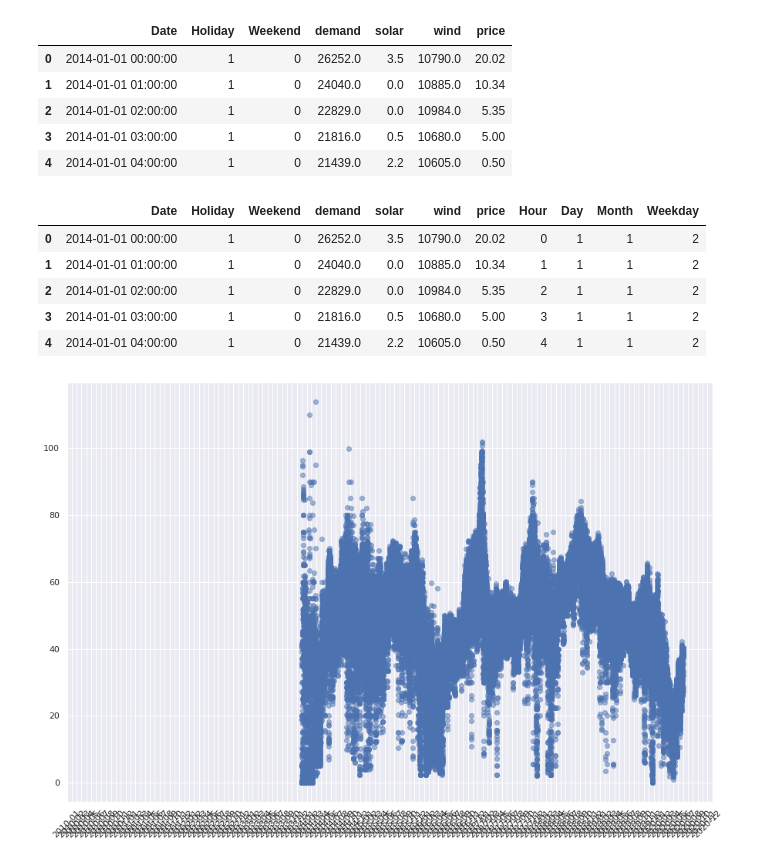
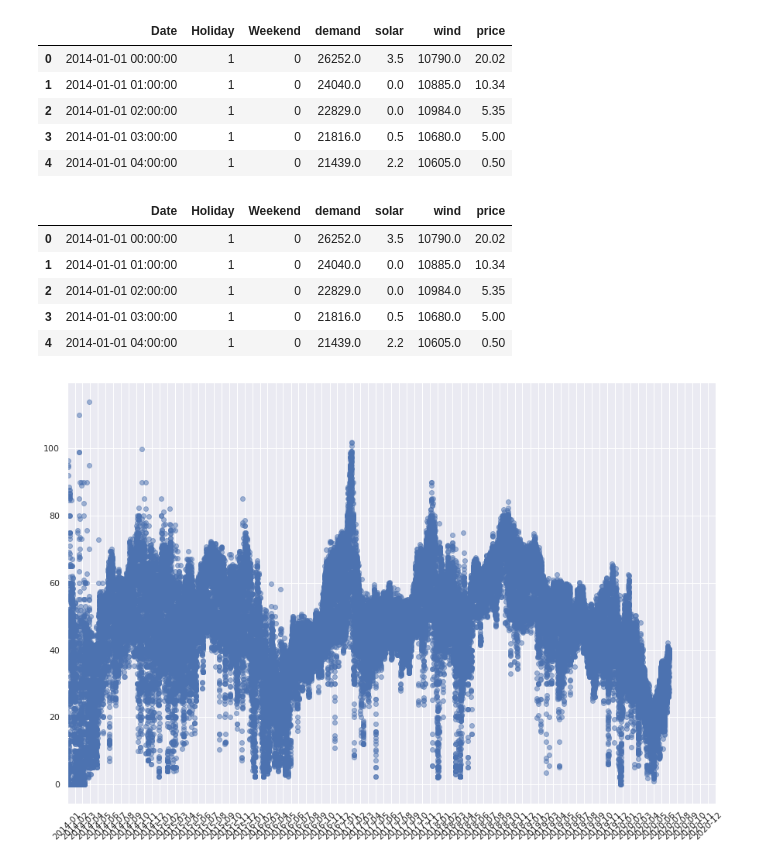
Before and after one commit to clagodmor/deep_price_forecast, a Jupyter notebook: DATA/Get_data.ipynb, the cells around one changed output. Cells and saved outputs as stored; diff of their text form; code cells hidden in the pictures.

Commit message:
Data file modified to improve predictions

```diff
--- a/DATA/Get_data.ipynb
+++ b/DATA/Get_data.ipynb
@@ -260,30 +260,25 @@ data.head()
 | 2 | 2014-01-01 02:00:00 | 1 | 0 | 22829.0 | 0.0 | 10984.0 | 5.35 |
 | 3 | 2014-01-01 03:00:00 | 1 | 0 | 21816.0 | 0.5 | 10680.0 | 5.00 |
 | 4 | 2014-01-01 04:00:00 | 1 | 0 | 21439.0 | 2.2 | 10605.0 | 0.50 |
-# %%
-data['Hour'] = data['Date'].dt.hour
-data['Day'] = data['Date'].dt.day
-data['Month'] = data['Date'].dt.month
-data['Weekday'] = data['Date'].dt.weekday
 # %%
 data.head()
 # %% [output]
-|  | Date | Holiday | Weekend | demand | solar | wind | price | Hour | Day | Month | Weekday |
-| 0 | 2014-01-01 00:00:00 | 1 | 0 | 26252.0 | 3.5 | 10790.0 | 20.02 | 0 | 1 | 1 | 2 |
-| 1 | 2014-01-01 01:00:00 | 1 | 0 | 24040.0 | 0.0 | 10885.0 | 10.34 | 1 | 1 | 1 | 2 |
-| 2 | 2014-01-01 02:00:00 | 1 | 0 | 22829.0 | 0.0 | 10984.0 | 5.35 | 2 | 1 | 1 | 2 |
-| 3 | 2014-01-01 03:00:00 | 1 | 0 | 21816.0 | 0.5 | 10680.0 | 5.00 | 3 | 1 | 1 | 2 |
-| 4 | 2014-01-01 04:00:00 | 1 | 0 | 21439.0 | 2.2 | 10605.0 | 0.50 | 4 | 1 | 1 | 2 |
+|  | Date | Holiday | Weekend | demand | solar | wind | price |
+| 0 | 2014-01-01 00:00:00 | 1 | 0 | 26252.0 | 3.5 | 10790.0 | 20.02 |
+| 1 | 2014-01-01 01:00:00 | 1 | 0 | 24040.0 | 0.0 | 10885.0 | 10.34 |
+| 2 | 2014-01-01 02:00:00 | 1 | 0 | 22829.0 | 0.0 | 10984.0 | 5.35 |
+| 3 | 2014-01-01 03:00:00 | 1 | 0 | 21816.0 | 0.5 | 10680.0 | 5.00 |
+| 4 | 2014-01-01 04:00:00 | 1 | 0 | 21439.0 | 2.2 | 10605.0 | 0.50 |
 # %%
 ax = plt.figure(figsize=(15,10)).add_subplot(111)
 plt.scatter(data['Date'].tolist(), data['price'],alpha=0.5)
-plt.xlim([datetime.date(2010, 1, 1), datetime.date(2020, 12, 31)])
+plt.xlim([datetime.date(2014, 1, 1), datetime.date(2020, 12, 31)])
 ax.xaxis.set_major_locator(dates.MonthLocator())
 hfmt = dates.DateFormatter('%Y-%m')
 ax.xaxis.set_major_formatter(hfmt)
 plt.xticks(rotation=45)
 plt.show()
 # %% [output]
-[figure, old version]
+[figure, new version]
 # %%
 data.to_csv('Data.csv', sep = '^', index = False)
```
